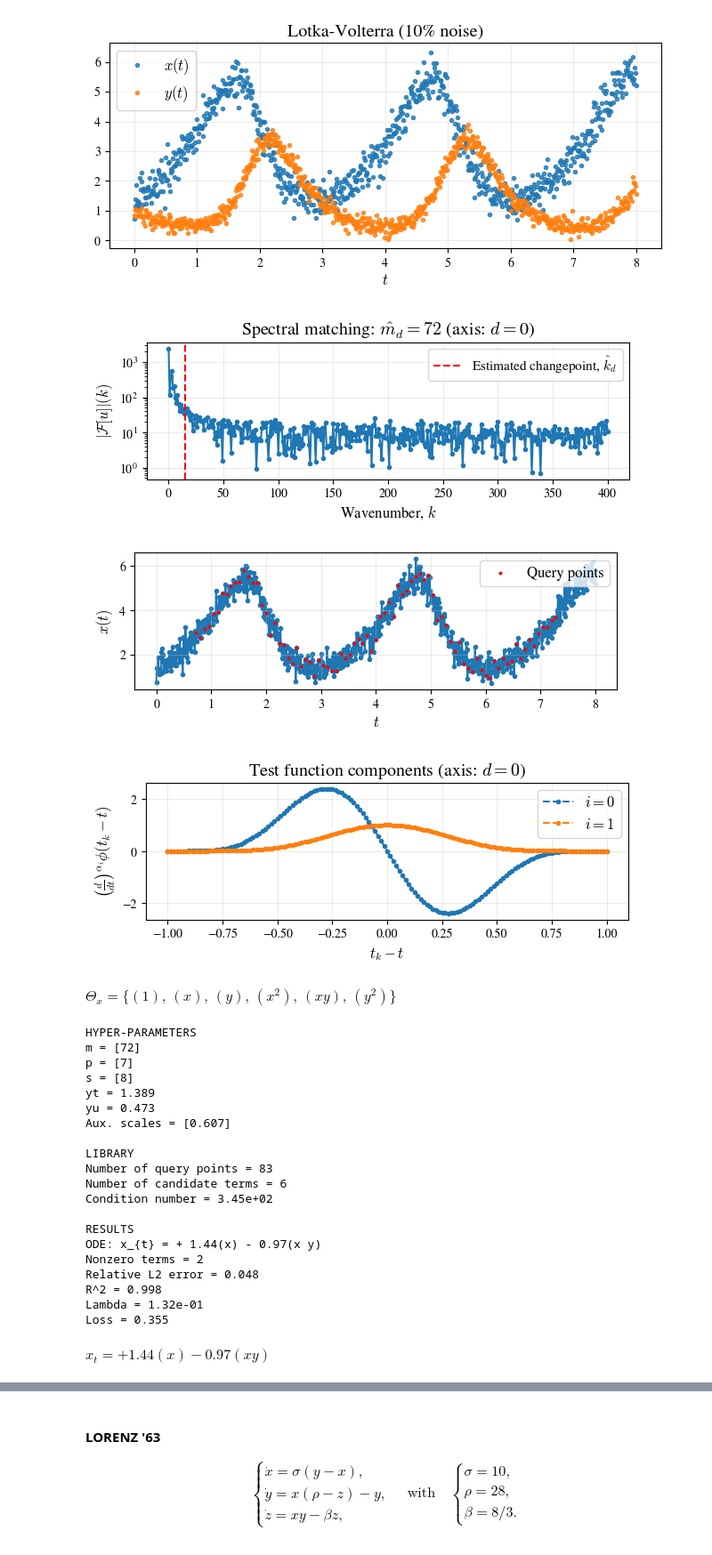
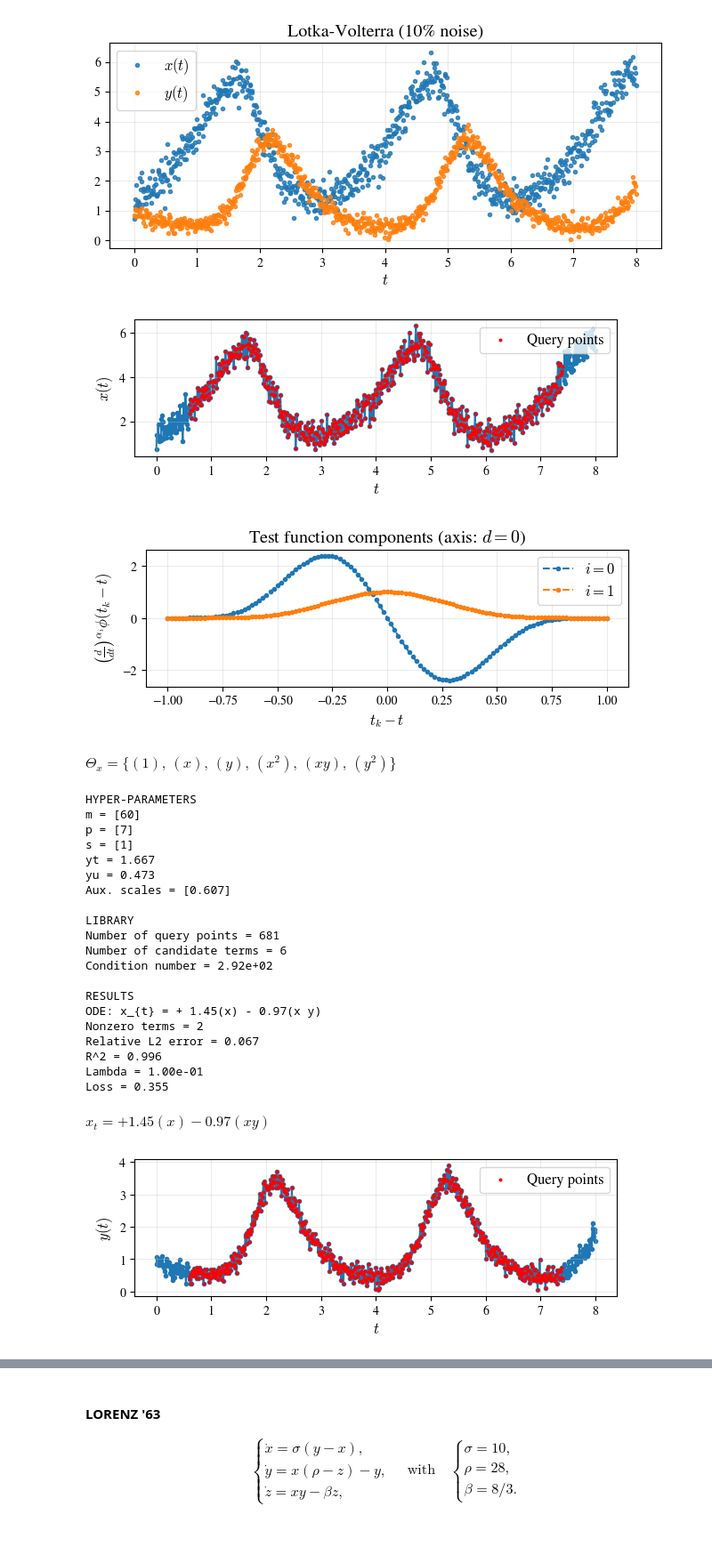
Before and after one commit to SethMinor/PyWSINDy-for-PDEs, a Jupyter notebook: examples/wsindy_ode_examples.ipynb, the cells around one changed output, grey strips where cells are left out. Shown at 89% size. Cells and saved outputs as stored; diff of their text form; code cells hidden in the pictures.

```diff
--- a/examples/wsindy_ode_examples.ipynb
+++ b/examples/wsindy_ode_examples.ipynb
@@ -74,7 +74,7 @@ def fit_wsindy_odes(states, t, names, beta, m=None, s=None, Lambda=None, rescale
     V = [states[j] for j in aux_inds]
     local_names = [names[i]] + [names[j] for j in aux_inds]
 
-    model = fit_wsindy_ode(Ui, V, local_names, t, beta, m, s, Lambda, rescale, verbosity)
+    model = fit_wsindy_ode(Ui, V, local_names, t, beta, m=m, s=s, Lambda=Lambda, rescale=rescale, verbosity=verbosity)
     models.append(model)
   return models
 # %% [markdown]
@@ -207,37 +207,37 @@ plot_states_ode(t, [x,y], names, title, ls='.', alpha=0.8)
 # %%
 # Run WSINDy
 states = [x,y]
 beta = [[0,0],
         [1,0],
         [0,1],
         [2,0],
         [1,1],
         [0,2]]
 
-models = fit_wsindy_odes(states, t, names, beta, verbosity=True)
+models = fit_wsindy_odes(states, t, names, beta, m=[60], s=[1], verbosity=True)
 # %% [output]
-[figure, old version]
+[figure, new version]
-[figure, old version]
+[figure, new version]
-[figure, old version]
 $\displaystyle \Theta_{x}=\{(1), \, (x), \, (y), \, (x^2), \, (x y), \, (y^2)\}$
 HYPER-PARAMETERS
-m = [72]
+m = [60]
 p = [7]
-s = [8]
-yt = 1.389
+s = [1]
+yt = 1.667
 yu = 0.473
 Aux. scales = [0.607]
 
 LIBRARY
-Number of query points = 83
+Number of query points = 681
 Number of candidate terms = 6
-Condition number = 3.45e+02
+Condition number = 2.92e+02
 
 RESULTS
-ODE: x_{t} = + 1.44(x) - 0.97(x y)
+ODE: x_{t} = + 1.45(x) - 0.97(x y)
 Nonzero terms = 2
-Relative L2 error = 0.048
-R^2 = 0.998
-Lambda = 1.32e-01
+Relative L2 error = 0.067
+R^2 = 0.996
+Lambda = 1.00e-01
 Loss = 0.355
-$\displaystyle x_{t} = + 1.44(x) - 0.97(x y)$
+$\displaystyle x_{t} = + 1.45(x) - 0.97(x y)$
+[figure, new version]
```
Also changed, not shown: parts of 20 cells of this notebook, 1 other file.
